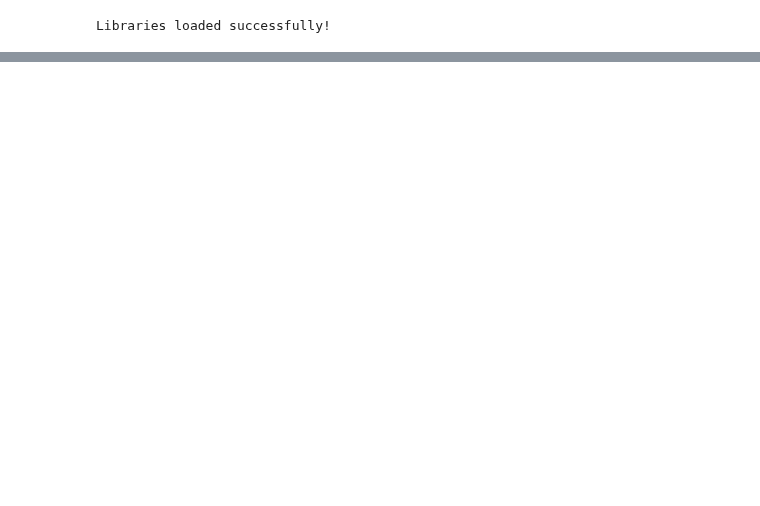
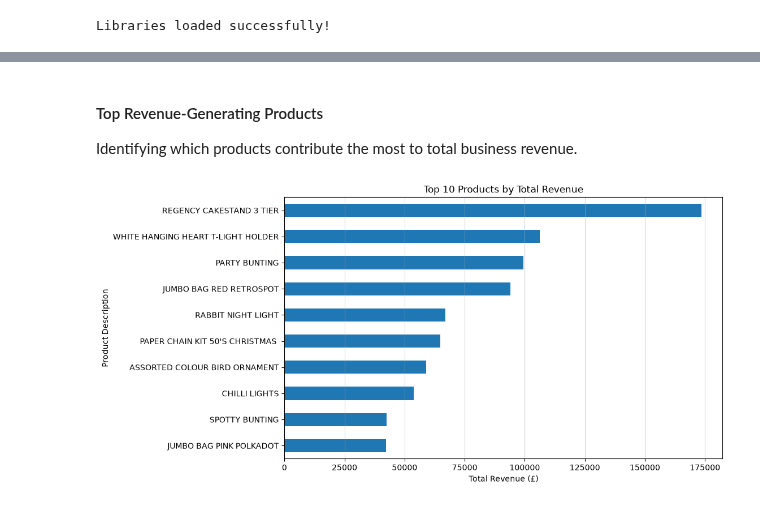
Before and after one commit to walji123/senior-capstone-project, a Jupyter notebook: notebooks/01_data_exploration.ipynb, the cells around one changed output, grey strips where cells are left out. Cells and saved outputs as stored; diff of their text form; code cells hidden in the pictures; blank space fills up the shorter version.

```diff
--- a/notebooks/01_data_exploration.ipynb
+++ b/notebooks/01_data_exploration.ipynb
@@ -50,0 +346,4 @@ memory usage: 33.1+ MB
+# %%
+# 31. Remove fee and postage codes to create a clean product dataset
+admin_codes = ['AMAZONFEE', 'B', 'DOT', 'M', 'POST', 'S', 'm']
+product_revenue = df[~df['StockCode'].isin(admin_codes)].copy()
@@ -50,0 +575,19 @@ memory usage: 33.1+ MB
+# %% [markdown]
+#### Top Revenue-Generating Products
+Identifying which products contribute the most to total business revenue.
+# %%
+# 48. Top 10 products by total revenue
+top_products = clean_product_revenue.groupby('Description')['Revenue'].sum()
+top_products = top_products.sort_values(ascending=False).head(10)
+
+# Plotting the top 10 products
+plt.figure(figsize=(10, 6))
+top_products.sort_values().plot(kind='barh')
+
+plt.title('Top 10 Products by Total Revenue')
+plt.xlabel('Total Revenue (£)')
+plt.ylabel('Product Description')
+plt.grid(axis='x', alpha=0.5)
+plt.show()
+# %% [output]
+[figure, added]
```
Also changed, not shown: parts of 67 cells of this notebook.
